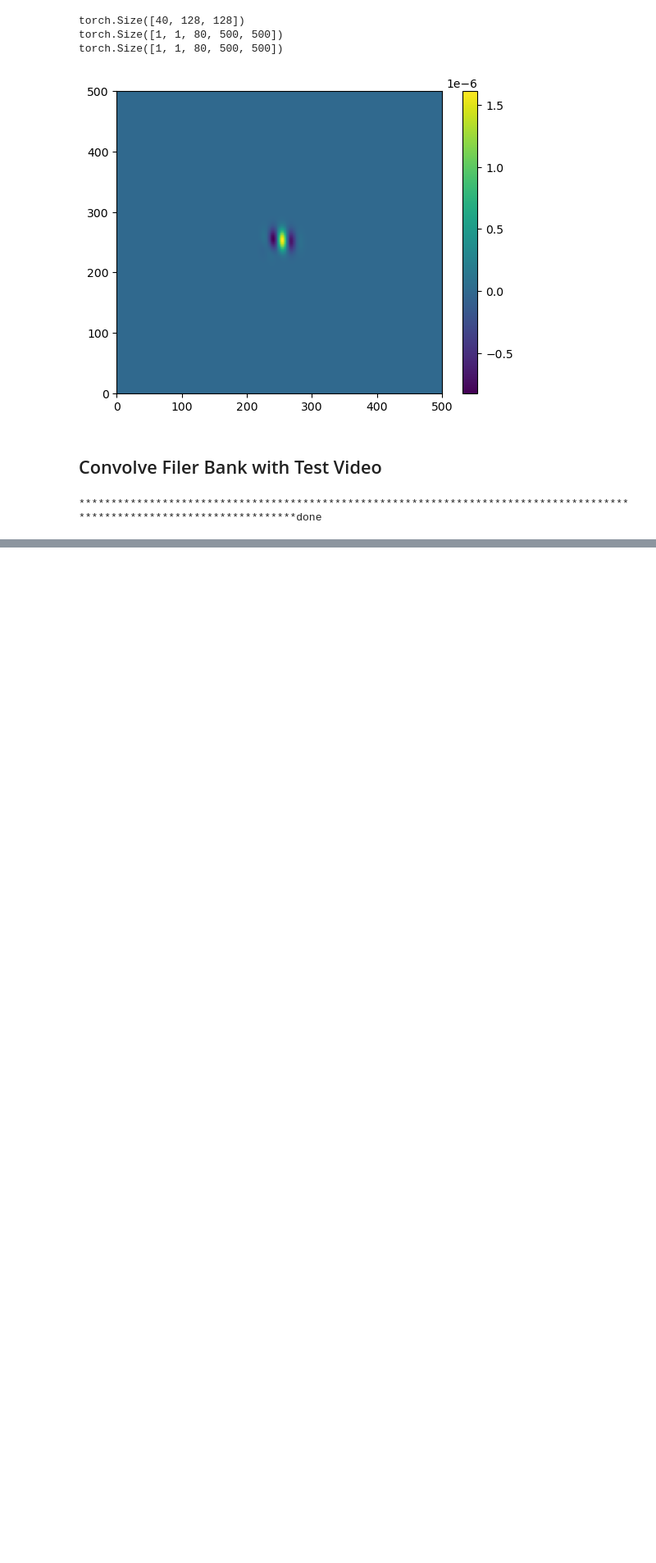
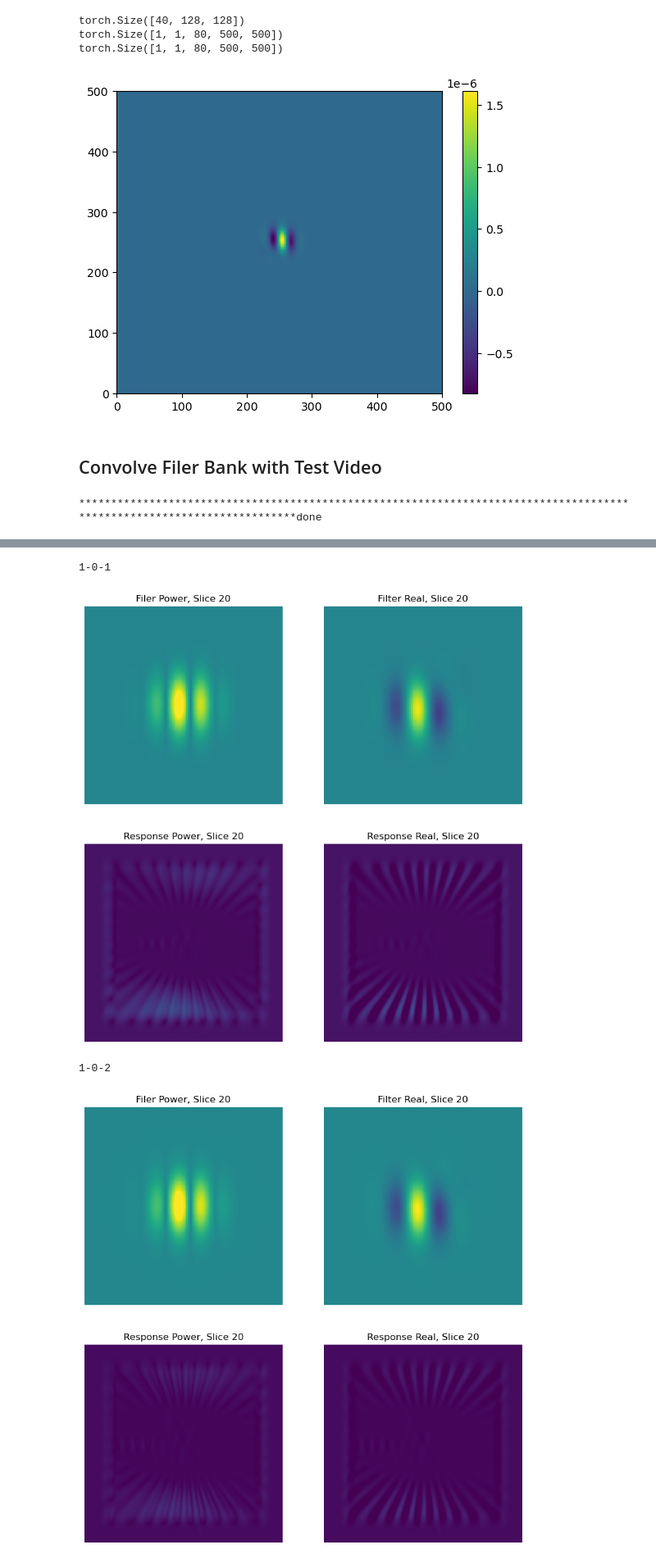
Before and after one commit to vdutell/linearfiltering, a Jupyter notebook: ConvolveFFTMovieTest.ipynb, the cells around one changed output, grey strips where cells are left out. Shown at 82% size. Saved outputs shown, nothing was run; the diff lists cells and outputs as text; code cells hidden in the pictures; blank space fills up the shorter version.

```diff
--- a/ConvolveFFTMovieTest.ipynb
+++ b/ConvolveFFTMovieTest.ipynb
@@ -260,6 +270,13 @@ def create_movie(filter_real, filter_imag, output_real, output_imag, filename, f
     fig, axes = plt.subplots(nrows=2, ncols=2, figsize=(10, 10))
     nslices = nslicestot
     slices = np.linspace(0, nslices-1, nslices, dtype=int)
+
+    frmin = np.min(np.real(filter_real))
+    frmax = np.max(np.real(filter_imag))
+    fmin = np.min(np.real(filter_real+1j*filter_imag)**2)
+    fmax = np.max(np.real(filter_real+1j*filter_imag)**2)
+    fmin = np.min((filter_real,filter_imag))
+    fmax = np.max((filter_real,filter_imag))
 
     def update_plot(frame):
         slice_idx = slices[frame]
@@ -291,30 +308,35 @@ def create_movie(filter_real, filter_imag, output_real, output_imag, filename, f
         if(frame==nslices//2):
             plt.show()
 
     ani = animation.FuncAnimation(fig, update_plot, frames=nslices, repeat=False)
     ani.save(filename, writer='ffmpeg', fps=30)
     plt.close(fig)
 
 fmin = np.min((st_real_filters.cpu().numpy(), st_imag_filters.cpu().numpy()))
 fmax = np.max((st_real_filters.cpu().numpy(), st_imag_filters.cpu().numpy()))
 pow = np.real(np.sqrt(real_outputs.cpu().numpy()**2 + imag_outputs.cpu().numpy()**2))
 rmin = np.min(pow)
 rmax = np.max(pow)
 
 for i in range(len(real_outputs)):
 
     filter_real = st_real_filters[i].cpu().numpy()
     filter_imag = st_imag_filters[i].cpu().numpy()
     fourier_filter_real = real_filters[i].cpu().numpy()
     fourier_filter_imag = imag_filters[i].cpu().numpy()
     output_real = real_outputs[i].cpu().numpy()
     output_imag = imag_outputs[i].cpu().numpy()
 
     print(filter_names[i])
     #print(output_real.shape)
     #print(output_imag.shape)
 
     filename = os.path.join(output_dir, f'test_response_{filter_names[i]}.mp4')
     create_movie(filter_real, filter_imag, output_real, output_imag, filename,fmin=fmin, fmax=fmax,rmin=rmin, rmax=rmax)
 #show the last video
 Video(filename)
+# %% [output]
+1-0-1
+[figure, added]
+1-0-2
+[figure, added]
```
Also changed, not shown: parts of 3 cells of this notebook, 1 other file.
